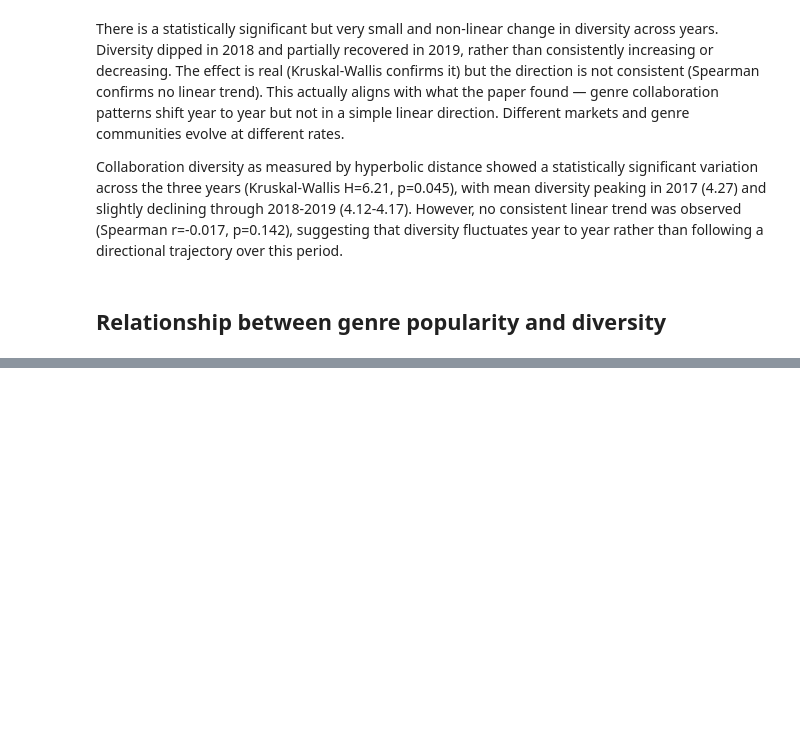
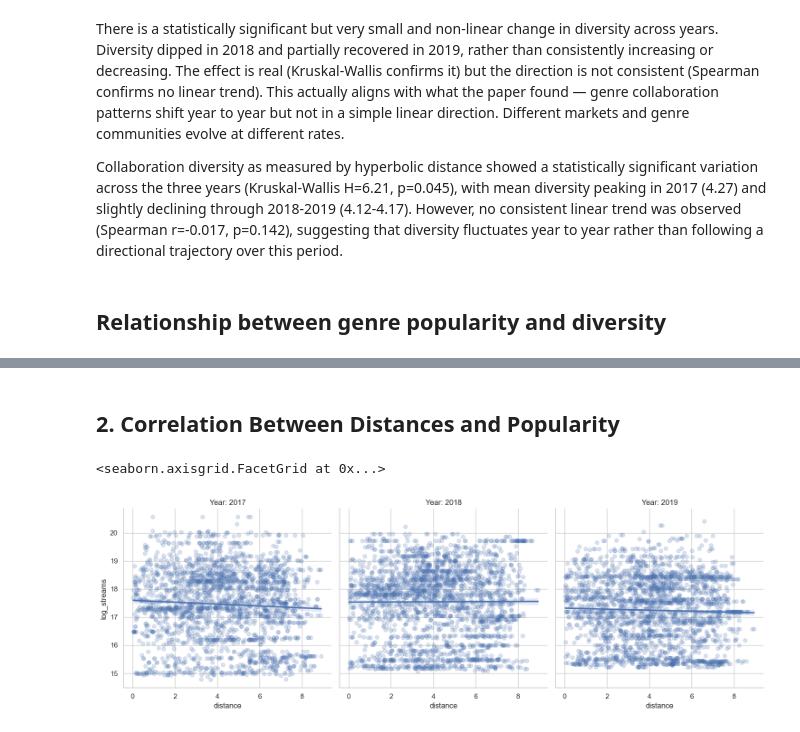
Before and after one commit to mvkolaj/Bachelor, a Jupyter notebook: exploratory_analysis/distances_visualizations.ipynb, the cells around one changed output, grey strips where cells are left out. Drawn from its saved outputs; the diff is of its cells as text; code cells hidden in the pictures; blank space fills up the shorter version.

```diff
--- a/exploratory_analysis/distances_visualizations.ipynb
+++ b/exploratory_analysis/distances_visualizations.ipynb
@@ -579,0 +594,17 @@ FileNotFoundError: [Errno 2] No such file or directory: 'collaboration_with_dist
+# %% [markdown]
+## 2. Correlation Between Distances and Popularity
+# %%
+g = sns.lmplot(
+    x="distance",
+    y="log_streams",
+    col="year",
+    data=df,
+    height=5,
+    aspect=1,
+    scatter_kws={"alpha": 0.2}
+)
+
+g.set_titles("Year: {col_name}")
+# %% [output]
+<seaborn.axisgrid.FacetGrid at 0x...>
+[figure, added]
```
Also changed, not shown: parts of 19 cells of this notebook.
